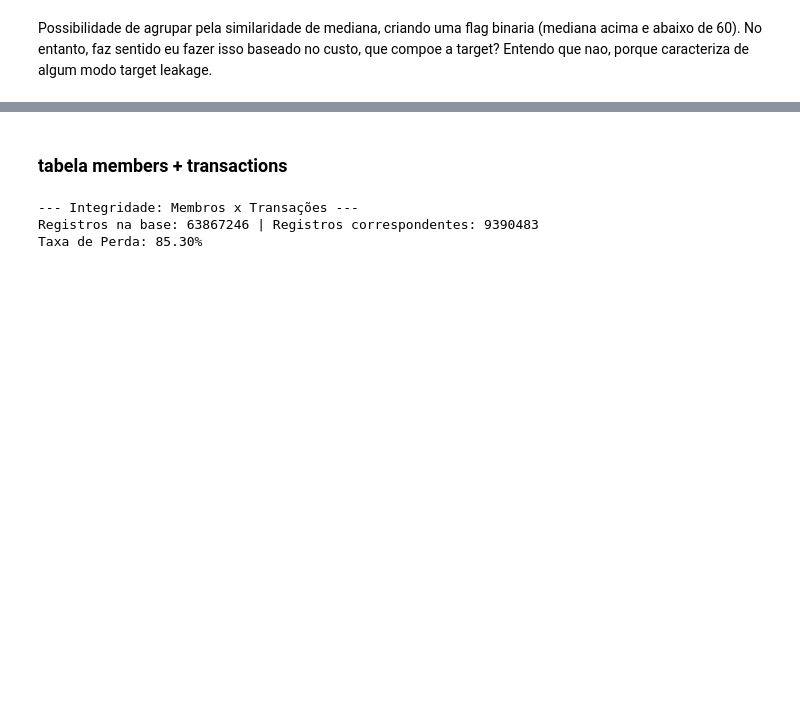
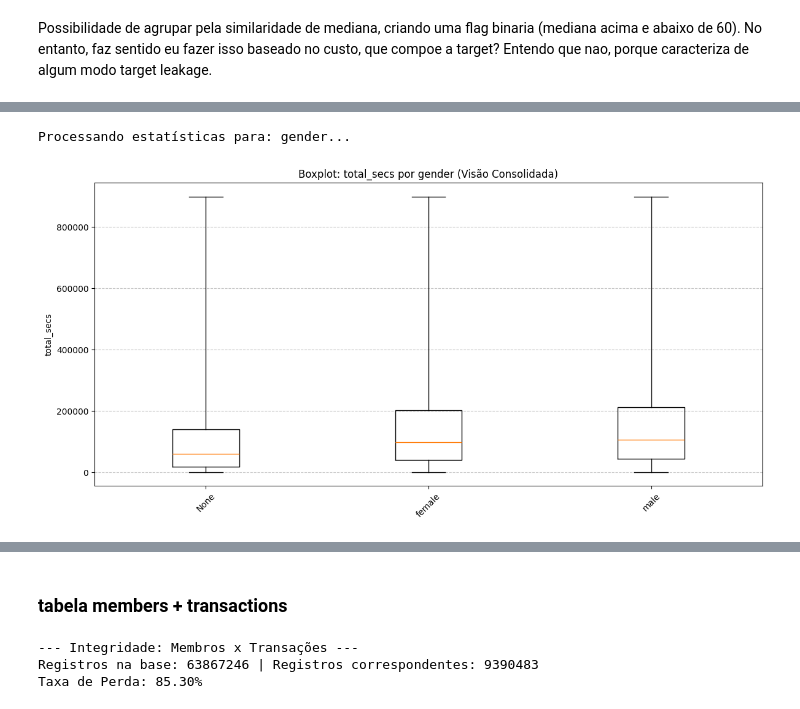
Before and after one commit to GuMauriz/datamaster, a Jupyter notebook: project.ipynb, the cells around one changed output, grey strips where cells are left out. Drawn from its saved outputs; the diff is of its cells as text; code cells hidden in the pictures; blank space fills up the shorter version.

```diff
--- a/project.ipynb
+++ b/project.ipynb
@@ -2682,0 +2690,5 @@ Processando estatísticas para: registered_via...
+# %%
+plot_boxplot(df_atv_members_logs, ["gender"], "total_secs", agrupar_por_safra=False)
+# %% [output]
+Processando estatísticas para: gender...
+[figure, added]
```
Also changed, not shown: parts of 39 cells of this notebook.
